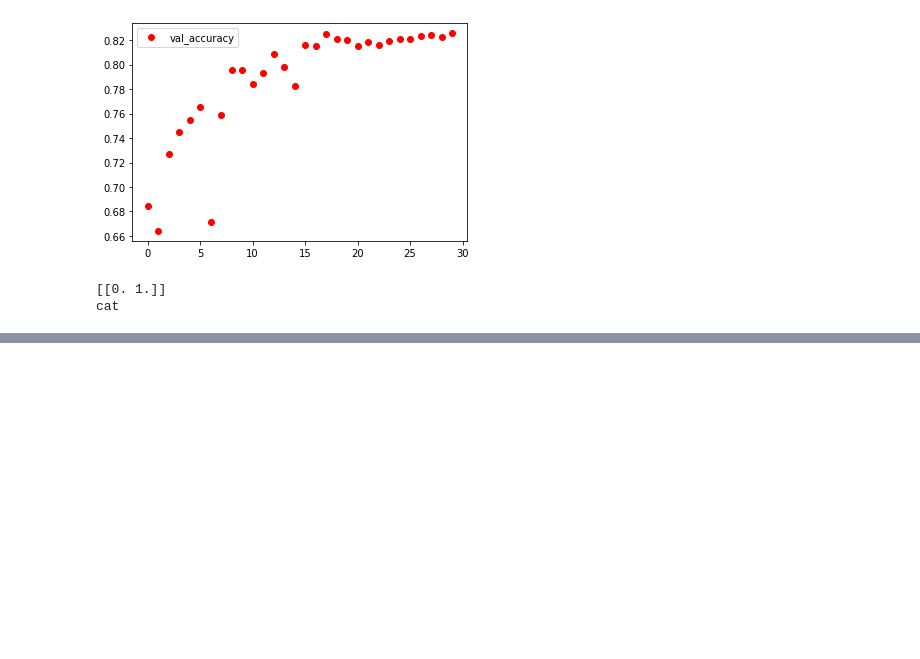
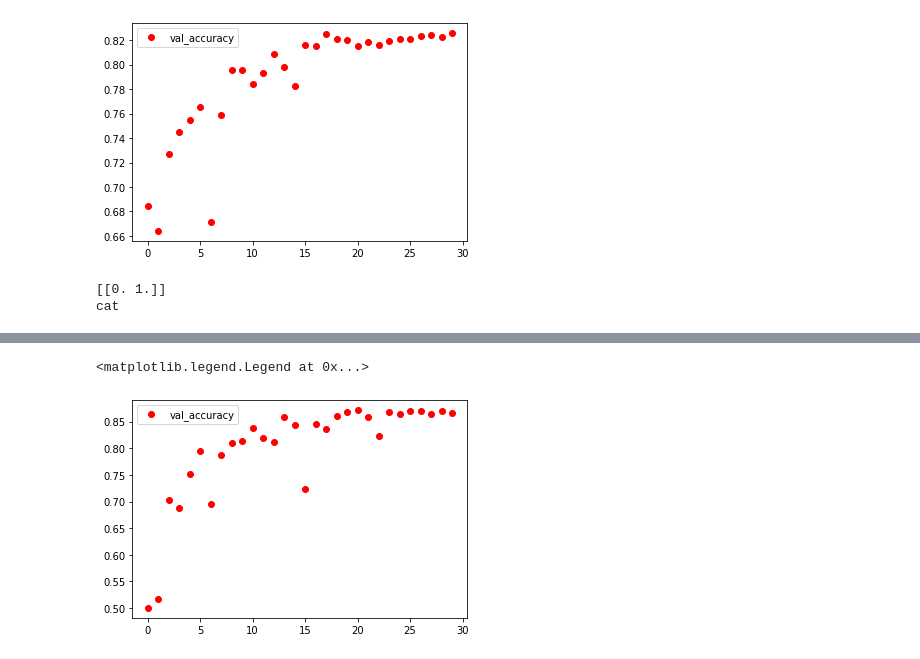
Before and after one commit to Vssmmrr/CNN_Keras, a Jupyter notebook: CNN_Keras.ipynb, the cells around one changed output, grey strips where cells are left out. Cells and saved outputs as stored; diff of their text form; code cells hidden in the pictures; blank space fills up the shorter version.

```diff
--- a/CNN_Keras.ipynb
+++ b/CNN_Keras.ipynb
@@ -308,0 +415,7 @@ second_model.save_weights('second_net_weights.h5')
+# %%
+third_val_accuracy = history.history['val_accuracy']
+plt.plot(range(len(val_accuracy)), third_val_accuracy, 'bo', label = 'val_accuracy', color = 'red')
+plt.legend()
+# %% [output]
+<matplotlib.legend.Legend at 0x...>
+[figure, added]
```
Also changed, not shown: parts of 21 cells of this notebook, 1 other file.
